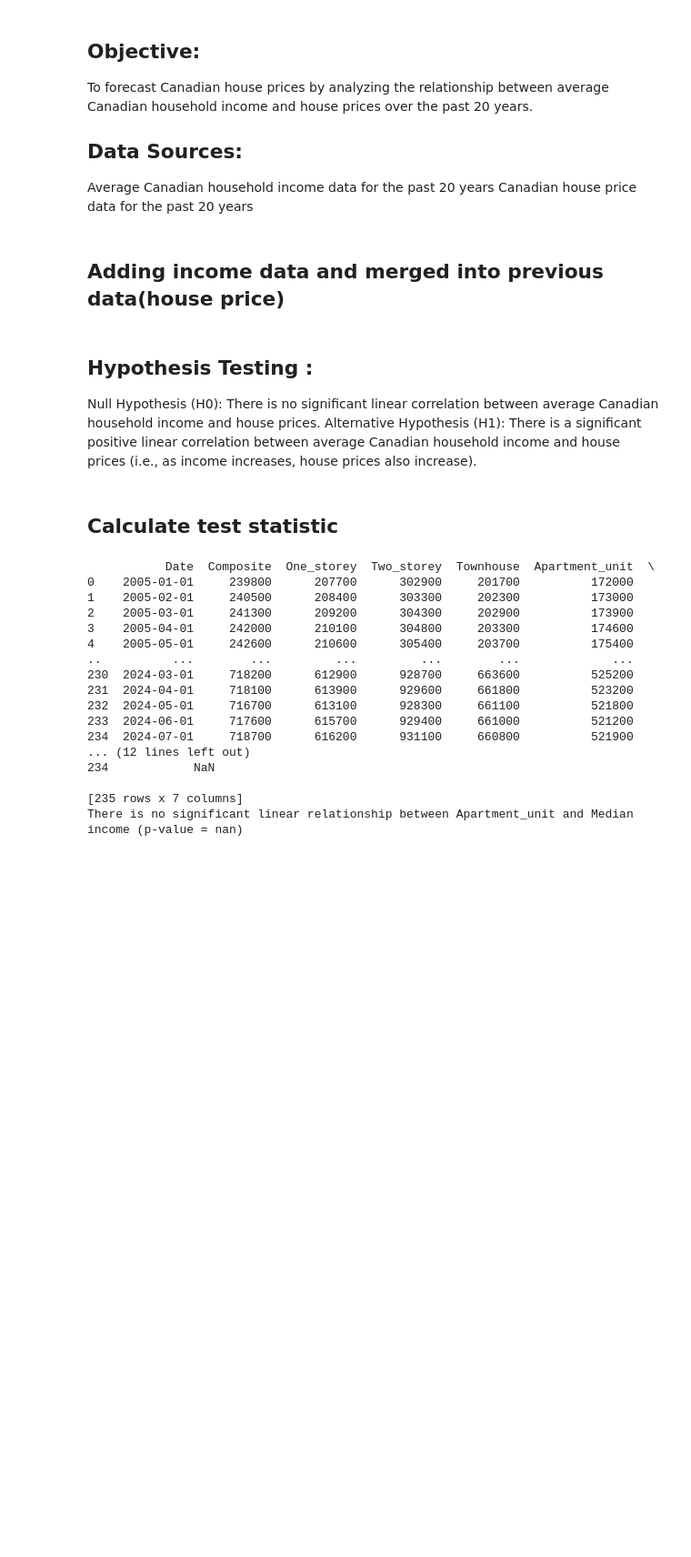
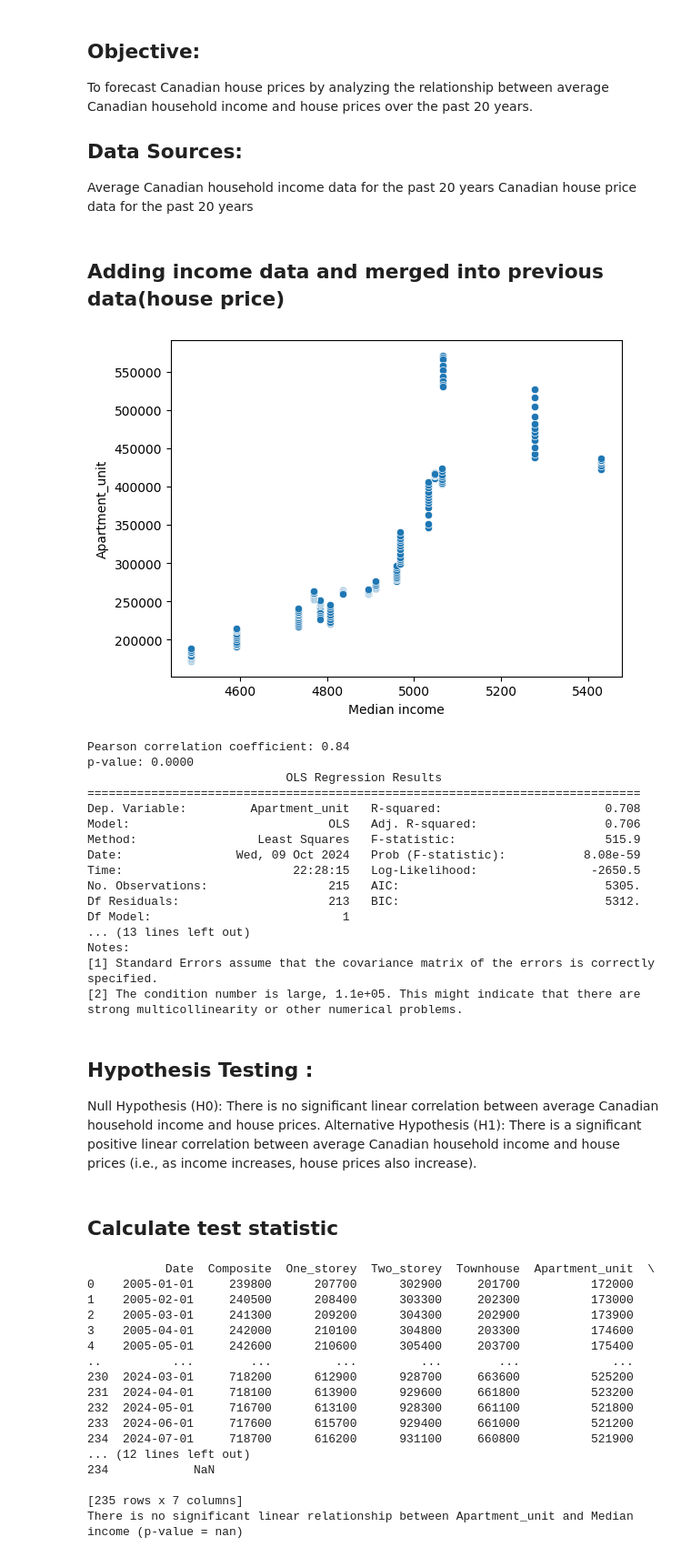
Before and after one commit to Jianting-Selina/PROG8430-1, a Jupyter notebook: week5presentation.ipynb, the cells around one changed output. Shown at 91% size. Cells and saved outputs as stored; diff of their text form; code cells hidden in the pictures; blank space fills up the shorter version.

```diff
--- a/week5presentation.ipynb
+++ b/week5presentation.ipynb
@@ -15,6 +15,7 @@ import numpy as np
 import matplotlib.pyplot as plt
 import seaborn as sns
 import statsmodels.api as sm
+import scipy.stats as stats
 
 class IncomeDataProcessor:
     """
@@ -42,15 +43,39 @@ class IncomeDataProcessor:
         """
         Converts annual income to monthly income and creates a new DataFrame.
         """
-        # ... (your existing code for converting to monthly data)
-        # ...
+        # Create a list to store new data
+        new_rows = []
 
+        # Loop for income data
+        for index, row in self.income_data.iterrows():
+            year = row["Reference year"]
+            median_income = row["Median income"] / 12  # Convert to monthly income
+
+            for month in range(1, 13):
+                date_str = f"{year}-{month:02d}-01"
+                date = pd.to_datetime(date_str, format='%Y-%m-%d')
+
+                new_row = {
+                    "Date": date,
+                    "Median income": median_income,
+                    "Count of families": row["Count of families"],
+                    "Family type": row["Family type"],
+                    "Geography": row["Geography"],
+                    "Selected income concept": row["Selected income concept"]
+                }
+                new_rows.append(new_row)
+
+        # Create new DataFrame and store it as monthly_data
+        self.monthly_data = pd.DataFrame(new_rows)
+
+        return self.monthly_data
     def merge_data(self):
         """
         Merges the income data with the original data based on the 'Date' column.
         """
         self.monthly_data['Date'] = pd.to_datetime(self.monthly_data['Date'], format='%Y-%m-%d')
-        self.merged_data = pd.merge(self.original_data, self.monthly_data[['Date', 'Median income']], on='Date', how='left')
+        newdata = pd.merge(self.original_data, self.monthly_data[['Date', 'Median income']], on='Date', how='left')
+        self.merged_data = newdata.head(215)
 
     def exploratory_data_analysis(self):
         """
@@ -58,36 +83,55 @@ class IncomeDataProcessor:
             - Visualizing the relationship between income and house price
             - Calculating correlation coefficient and p-value
             - Fitting a linear regression model
         """
         # Visualize relationship
-        sns.scatterplot(x='Median income', y='House price', data=self.merged_data)
+        sns.scatterplot(x='Median income', y='Apartment_unit', data=self.merged_data)
         plt.show()
 
         # Correlation analysis
-        corr, p_value = stats.pearsonr(self.merged_data['Median income'], self.merged_data['House price'])
+        corr, p_value = stats.pearsonr(self.merged_data['Median income'], self.merged_data['Apartment_unit'])
         print(f'Pearson correlation coefficient: {corr:.2f}')
         print(f'p-value: {p_value:.4f}')
 
         # Linear regression
         X = self.merged_data['Median income']
-        y = self.merged_data['House price']
+        y = self.merged_data['Apartment_unit']
         X = sm.add_constant(X)
         model = sm.OLS(y, X).fit()
         print(model.summary())
 
     def save_data(self, output_path):
         """
         Saves the merged data to a CSV file.
         """
         self.merged_data.to_csv(output_path, index=False)
 
 # Example usage
 processor = IncomeDataProcessor('incomedata.csv', 'News_release_chart_data_August_2024.xlsx')
 processor.clean_data()
 processor.convert_to_monthly()
 processor.merge_data()
 processor.exploratory_data_analysis()
 processor.save_data('mergeddata.csv')
+# %% [output]
+[figure, added]
+Pearson correlation coefficient: 0.84
+p-value: 0.0000
+                            OLS Regression Results
+==============================================================================
+Dep. Variable:         Apartment_unit   R-squared:                       0.708
+Model:                            OLS   Adj. R-squared:                  0.706
+Method:                 Least Squares   F-statistic:                     515.9
+Date:                Wed, 09 Oct 2024   Prob (F-statistic):           8.08e-59
+Time:                        22:28:15   Log-Likelihood:                -2650.5
+No. Observations:                 215   AIC:                             5305.
+Df Residuals:                     213   BIC:                             5312.
+Df Model:                           1
+... (13 lines left out)
+Notes:
+[1] Standard Errors assume that the covariance matrix of the errors is correctly specified.
+[2] The condition number is large, 1.1e+05. This might indicate that there are
+strong multicollinearity or other numerical problems.
 # %% [markdown]
 ## Hypothesis Testing :
 
```
